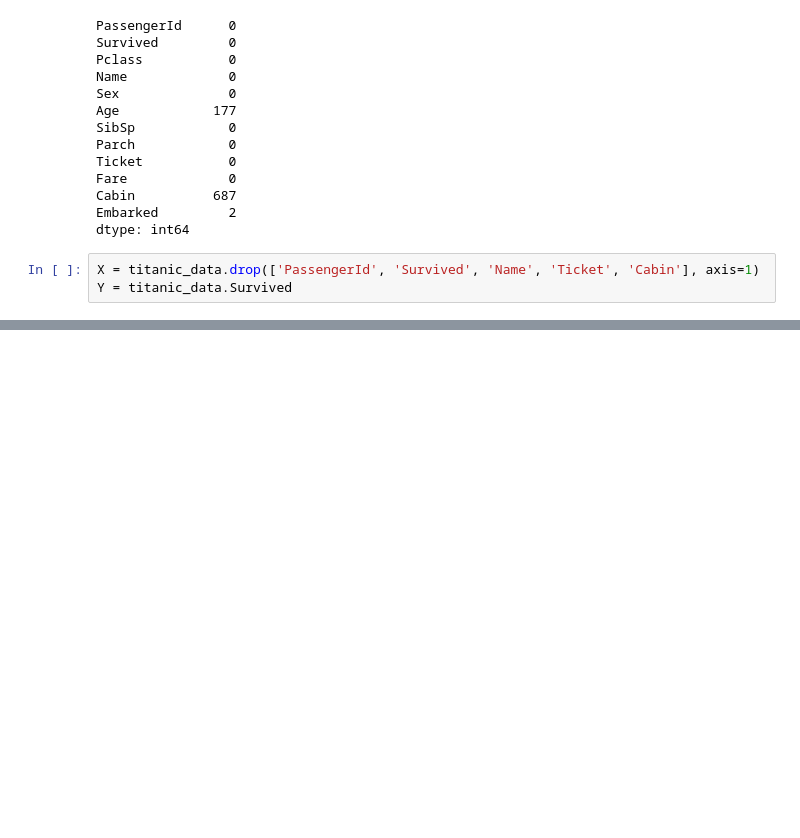
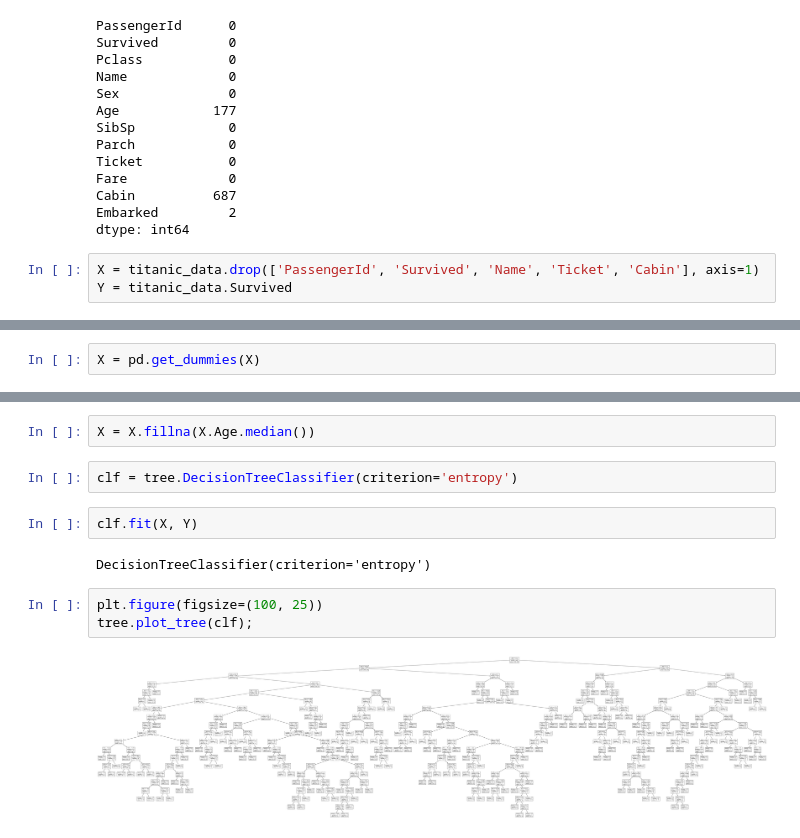
Before and after one commit to VorobyvEgor/Stepic, a Jupyter notebook: Week_2_trees/titanic/Titanic.ipynb, the cells around one changed output, grey strips where cells are left out. Drawn from its saved outputs; the diff is of its cells as text; blank space fills up the shorter version.

```diff
--- a/Week_2_trees/titanic/Titanic.ipynb
+++ b/Week_2_trees/titanic/Titanic.ipynb
@@ -53,0 +58,2 @@ Y = titanic_data.Survived
+# %%
+X = pd.get_dummies(X)
@@ -53,0 +69,13 @@ Y = titanic_data.Survived
+# %%
+X = X.fillna(X.Age.median())
+# %%
+clf = tree.DecisionTreeClassifier(criterion='entropy')
+# %%
+clf.fit(X, Y)
+# %% [output]
+DecisionTreeClassifier(criterion='entropy')
+# %%
+plt.figure(figsize=(100, 25))
+tree.plot_tree(clf);
+# %% [output]
+[figure, added]
```
Also changed, not shown: parts of 17 cells of this notebook.
